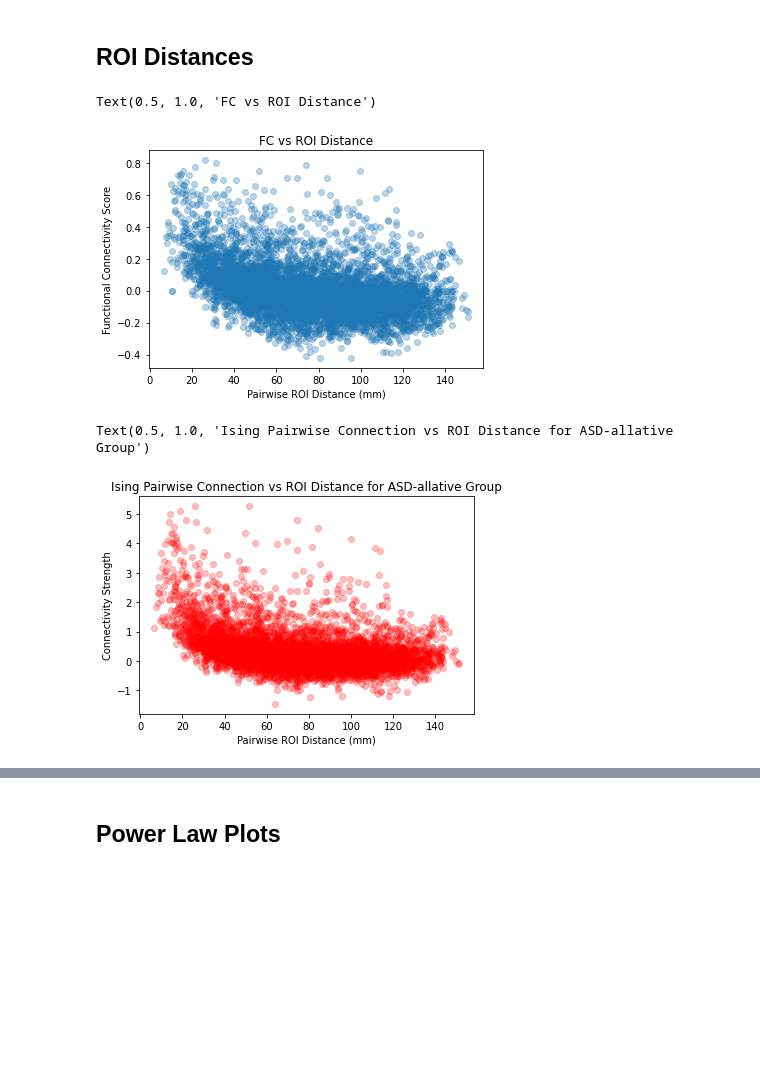
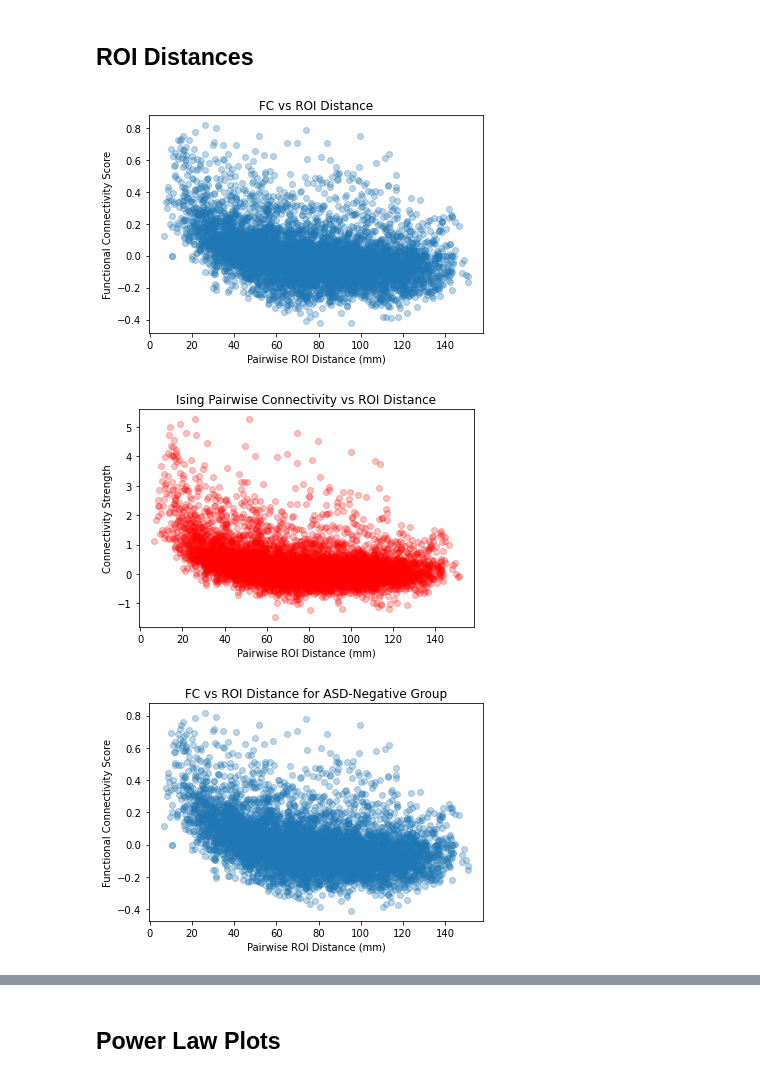
Before and after one commit to shivanshseth/fmri-functional-connectivity-ising, a Jupyter notebook: src/results.ipynb, the cells around one changed output, grey strips where cells are left out. Cells and saved outputs as stored; diff of their text form; code cells hidden in the pictures; blank space fills up the shorter version.

```diff
--- a/src/results.ipynb
+++ b/src/results.ipynb
@@ -11,6 +12,7 @@ from scipy.optimize import curve_fit
 # %%
 ASD_NEGATIVE = 1
 ASD_POSITIVE = 2
+N_ROIS = 116
 # %%
 cg_mean, cg_std = np.loadtxt('./results/beta_optimization').T
 g_mean, g_std = np.loadtxt('./results/beta_optimization_gd.csv').T
@@ -61,15 +54,15 @@ def top_pairs(scores, coordinates, n_rois = 116, k = 5):
 # %% [markdown]
 ### Loading connectivity matrices
 # %%
-diag = np.load('../data/AAL_reps/diag_NYU.npy')
-ising_rep_ut = np.load('../data/AAL_reps/gd_NYU.npy')
-ising_rep_mat = np.reshape(ising_rep_ut, (ising_rep_ut.shape[0], 116, 116))
+diag = np.load('../data/npys/diag_all.npy')
+ising_rep_ut = np.load('../data/npys/gd_all.npy')
+ising_rep_mat = np.reshape(ising_rep_ut, (ising_rep_ut.shape[0], N_ROIS, N_ROIS))
 ising_rep = ising_rep_ut
-fc_rep_ut = np.load('../data/AAL_reps/sfc_NYU.npy')
-fc_rep_mat = np.zeros((fc_rep_ut.shape[0], 116, 116))
-fc_rep = np.zeros((fc_rep_ut.shape[0], 116*116))
+fc_rep_ut = np.load('../data/npys/sfc.npy')
+fc_rep_mat = np.zeros((fc_rep_ut.shape[0], N_ROIS, N_ROIS))
+fc_rep = np.zeros((fc_rep_ut.shape[0], N_ROIS*N_ROIS))
 for i in range(fc_rep_ut.shape[0]):
-    fc_rep_mat[i][np.triu_indices(116, k=1)] = fc_rep_ut[i]
+    fc_rep_mat[i][np.triu_indices(N_ROIS, k=1)] = fc_rep_ut[i]
     fc_rep_mat[i] = np.triu(fc_rep_mat[i]) + np.tril(fc_rep_mat[i].T, k=-1)
     fc_rep[i] = fc_rep_mat[i].flatten()
 print(ising_rep.shape, fc_rep.shape)
@@ -220,8 +191,14 @@ labels
+# %%
+fc_rep_ut = np.load('../data/AAL_reps/sfc_NYU.npy')
+ising_rep_mat = np.load('../data/AAL_reps/ising_NYU.npy')
+diag = np.load('../data/AAL_reps/diag_NYU.npy')
+save_figs = True
+fig_save_dir = "/home/anirudh/Research/Brain/fmri-functional-connectivity-ising/figs"
+fig_save_prefix = "AAL-NYU"
 # %%
-fc_rep_ut = np.load('../data/AAL_reps/sfc_NYU.npy')
-fc_rep_mat = np.zeros((fc_rep_ut.shape[0], 116, 116))
-fc_rep = np.zeros((fc_rep_ut.shape[0], 116*116))
+fc_rep_mat = np.zeros((fc_rep_ut.shape[0], N_ROIS, N_ROIS))
+fc_rep = np.zeros((fc_rep_ut.shape[0], N_ROIS*N_ROIS))
 for i in range(fc_rep_ut.shape[0]):
-    fc_rep_mat[i][np.triu_indices(116)] = fc_rep_ut[i]
+    fc_rep_mat[i][np.triu_indices(N_ROIS)] = fc_rep_ut[i]
     fc_rep_mat[i] = np.triu(fc_rep_mat[i]) + np.tril(fc_rep_mat[i].T, k=-1)
     fc_rep[i] = fc_rep_mat[i].flatten()
@@ -259,20 +231,30 @@ neg_x_dists, neg_y_fc, neg_y_ising = get_dist_fc_ising(neg_diag_fc_rep, neg_diag
 pos_x_dists, pos_y_fc, pos_y_ising = get_dist_fc_ising(pos_diag_fc_rep, pos_diag_ising_rep, roi_dists)
 all_x_dists, all_y_fc, all_y_ising = get_dist_fc_ising(all_fc_rep, all_ising_rep, roi_dists)
 # %%
-
 plt.scatter(all_x_dists, all_y_fc, alpha=0.3)
 plt.xlabel("Pairwise ROI Distance (mm)")
 plt.ylabel("Functional Connectivity Score")
 plt.title("FC vs ROI Distance")
+if save_figs:
+    plt.savefig(os.path.join(fig_save_dir, fig_save_prefix + "_fc-vs-roi-dist.png"))
 # %% [output]
-Text(0.5, 1.0, 'FC vs ROI Distance')
 [figure]
 # %%
 plt.scatter(all_x_dists, all_y_ising, alpha=0.25, color='red')
 # plt.plot(all_x_dists[all_y_ising > 1], np.mean(all_y_ising[all_y_ising > 1]))
 plt.xlabel("Pairwise ROI Distance (mm)")
 plt.ylabel("Connectivity Strength")
-plt.title("Ising Pairwise Connection vs ROI Distance for ASD-allative Group")
+plt.title("Ising Pairwise Connectivity vs ROI Distance")
+if save_figs:
+    plt.savefig(os.path.join(fig_save_dir, fig_save_prefix + "_ising-vs-roi-dist.png"))
 # %% [output]
-Text(0.5, 1.0, 'Ising Pairwise Connection vs ROI Distance for ASD-allative Group')
-[figure, old version]
+[figure, new version]
+# %%
+plt.scatter(neg_x_dists, neg_y_fc, alpha=0.3)
+plt.xlabel("Pairwise ROI Distance (mm)")
+plt.ylabel("Functional Connectivity Score")
+plt.title("FC vs ROI Distance for ASD-Negative Group")
+if save_figs:
+    plt.savefig(os.path.join(fig_save_dir, fig_save_prefix + "_fc-vs-roi-dist_negative.png"))
+# %% [output]
+[figure, added]
```
Also changed, not shown: parts of 25 cells of this notebook, 6 other files.
